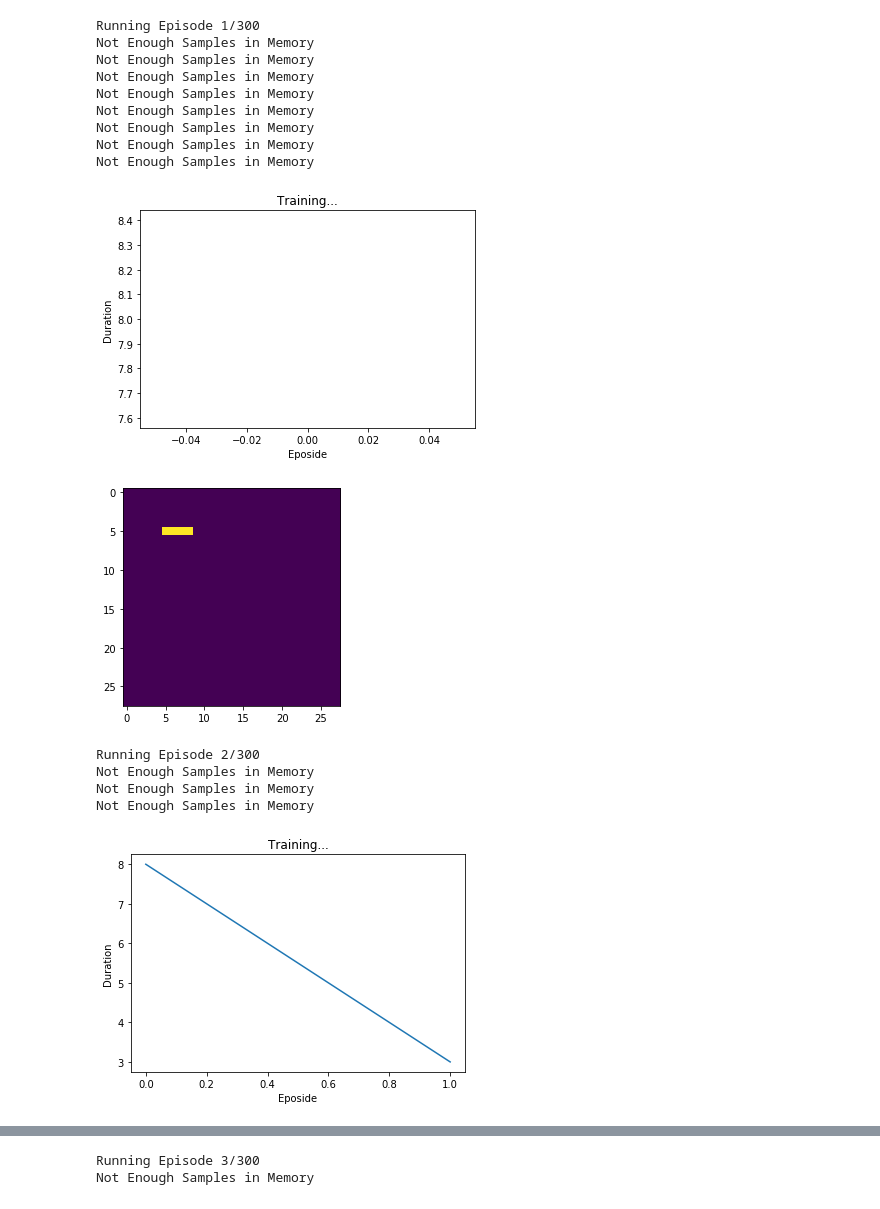
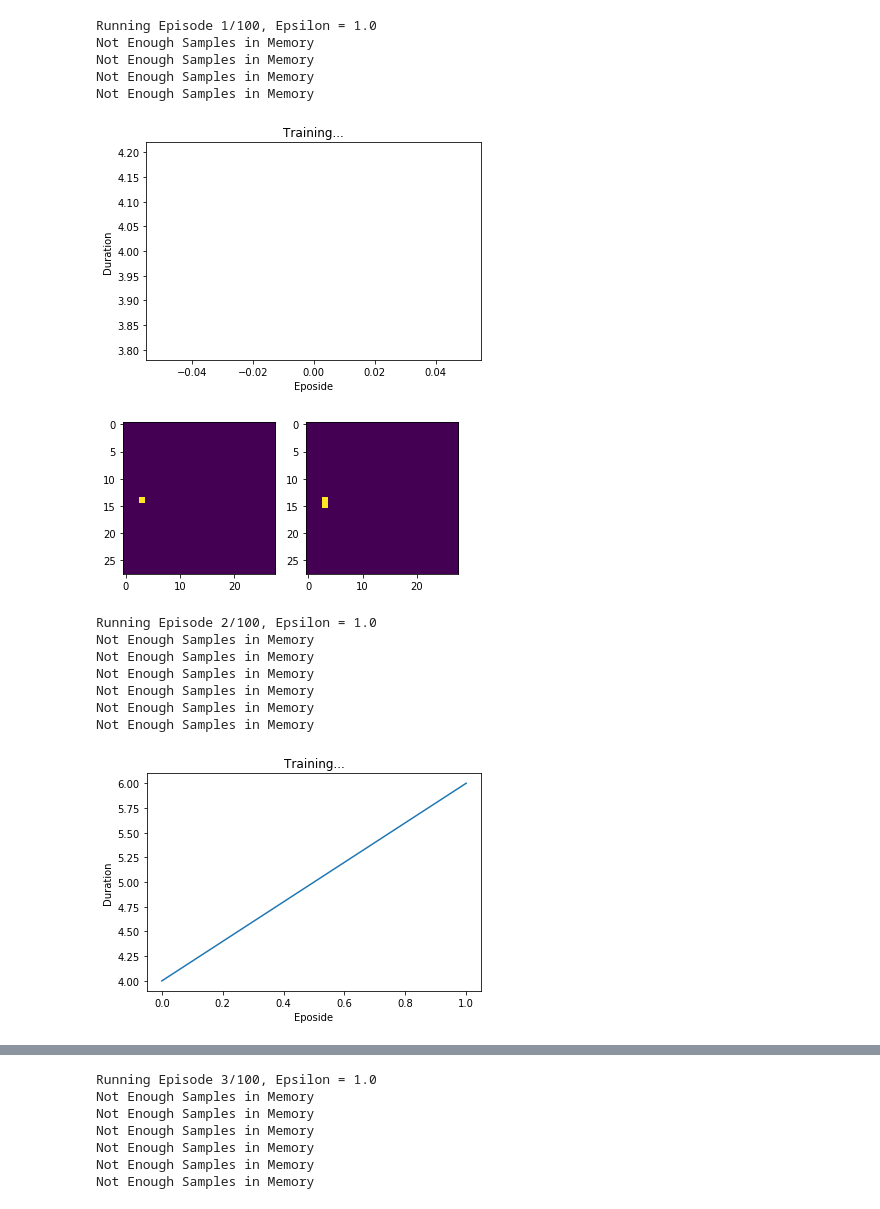
Before and after one commit to hdidwania/dqn-MNIST, a Jupyter notebook: main.ipynb, the cells around one changed output, grey strips where cells are left out. Cells and saved outputs as stored; diff of their text form; code cells hidden in the pictures.

```diff
--- a/main.ipynb
+++ b/main.ipynb
@@ -171,12 +209,12 @@ class DQN(nn.Module):
 # %%
 BATCH_SIZE = 128
 GAMMA = 0.999
-EPS_START = 0.9
+EPS_START = 1.0
 EPS_END = 0.05
-EPS_DECAY = 200
+EPS_DECAY = 5000
 TARGET_UPDATE = 10
 
-DIGIT = 2
+DIGIT = 1
 
 device = torch.device("cuda" if torch.cuda.is_available() else "cpu")
 # %%
@@ -202,16 +245,17 @@ DQN(
 optimizer = optim.RMSprop(policy_net.parameters())
 memory = ReplayMemory(10000)
 # %%
-steps_done = 0
+# steps_done = 0
 
-def select_action(state):
+def select_action(state, eps_threshold):
 #     state = np.reshape(state, [1, 1, 28, 28])
 #     state = torch.from_numpy(state).double().to(device)
 
     global steps_done
     sample = random.random()
-    eps_threshold = EPS_END + (EPS_START - EPS_END) * math.exp(-1. * steps_done / EPS_DECAY)
-    steps_done += 1
+    # eps_threshold = EPS_END + (EPS_START - EPS_END) * math.exp(-1. * steps_done / EPS_DECAY)
+    # print(eps_threshold)
+    # steps_done += 1
     if sample > eps_threshold:
         with torch.no_grad():
             return policy_net(state).max(1)[1]
@@ -268,56 +312,58 @@ def optimize_model():
         param.grad.data.clamp_(-1, 1)
     optimizer.step()
 # %%
-num_episode = 300
+num_episode = 100
+eps_threshold = EPS_START
 for i_episode in range(1, num_episode+1):
-    print("Running Episode {}/{}".format(i_episode, num_episode))
+    eps_threshold = max(EPS_END, EPS_START - (i_episode // 10) * 0.01)
+    print("Running Episode {}/{}, Epsilon = {}".format(i_episode, num_episode, eps_threshold))
     # Initialize the environment and state
     state = env.reset()
+
     for t in count():
         # Select and perform an action
-        action = select_action(state)
+        action = select_action(state, eps_threshold)
         next_state, reward, done = env.step(action.item())
         reward = torch.tensor(reward, device=device)
         if done:
             next_state = None
 
         # Store the transition in memory
         memory.push(state, action, next_state, reward)
 
         # Move to the next state
         state = next_state
 
         # Perform one step of optimization (on target network)
         optimize_model()
         if done:
             episode_durations.append(t + 1)
             plot_durations()
             env.render()
             break
 
     # Update the target network by copying weights and biases in DQN
     if i_episode % TARGET_UPDATE == 0:
         target_net.load_state_dict(policy_net.state_dict())
 
 print('Complete')
 env.render()
 env.close()
 plt.ioff()
 plt.show()
 # %% [output]
-Running Episode 1/300
+Running Episode 1/100, Epsilon = 1.0
 Not Enough Samples in Memory
 Not Enough Samples in Memory
 Not Enough Samples in Memory
 Not Enough Samples in Memory
-Not Enough Samples in Memory
-Not Enough Samples in Memory
-Not Enough Samples in Memory
-Not Enough Samples in Memory
-[figure, old version]
+[figure, new version]
-[figure, old version]
+[figure, new version]
-Running Episode 2/300
+Running Episode 2/100, Epsilon = 1.0
 Not Enough Samples in Memory
 Not Enough Samples in Memory
 Not Enough Samples in Memory
+Not Enough Samples in Memory
+Not Enough Samples in Memory
+Not Enough Samples in Memory
-[figure, old version]
+[figure, new version]
@@ -325,2 +371,7 @@ Not Enough Samples in Memory
-Running Episode 3/300
+Running Episode 3/100, Epsilon = 1.0
 Not Enough Samples in Memory
+Not Enough Samples in Memory
+Not Enough Samples in Memory
+Not Enough Samples in Memory
+Not Enough Samples in Memory
+Not Enough Samples in Memory
```
Also changed, not shown: parts of 9 cells of this notebook.
